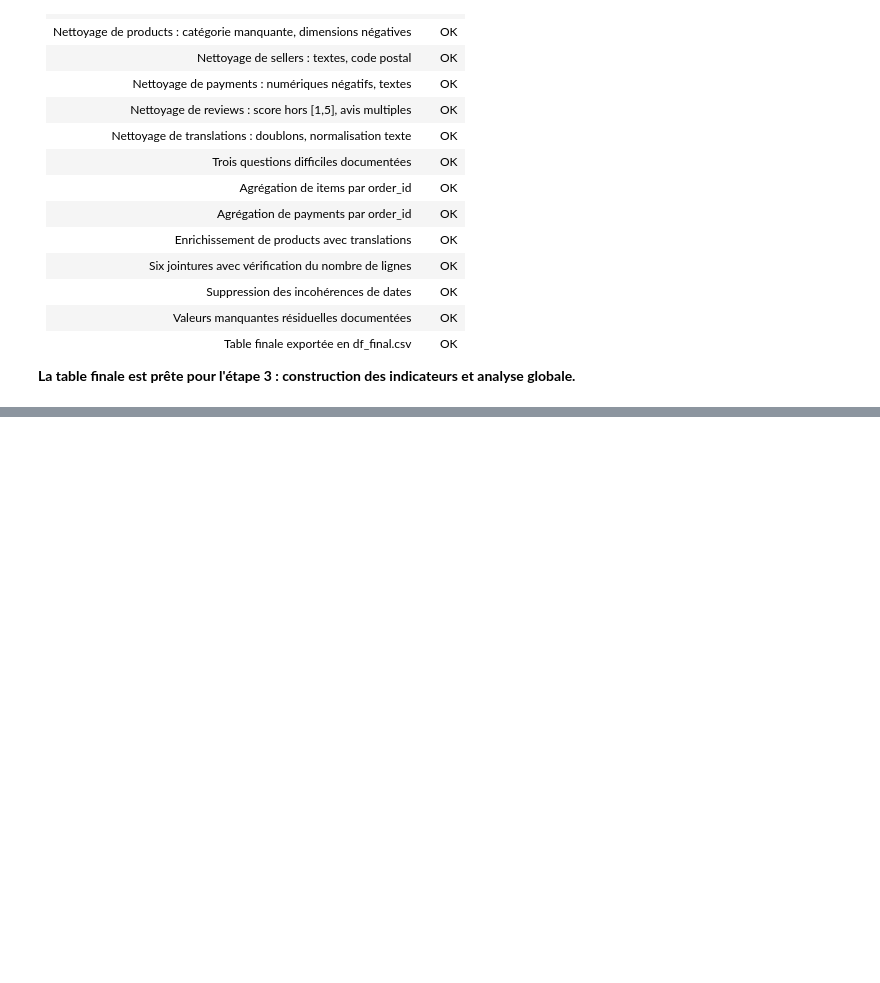
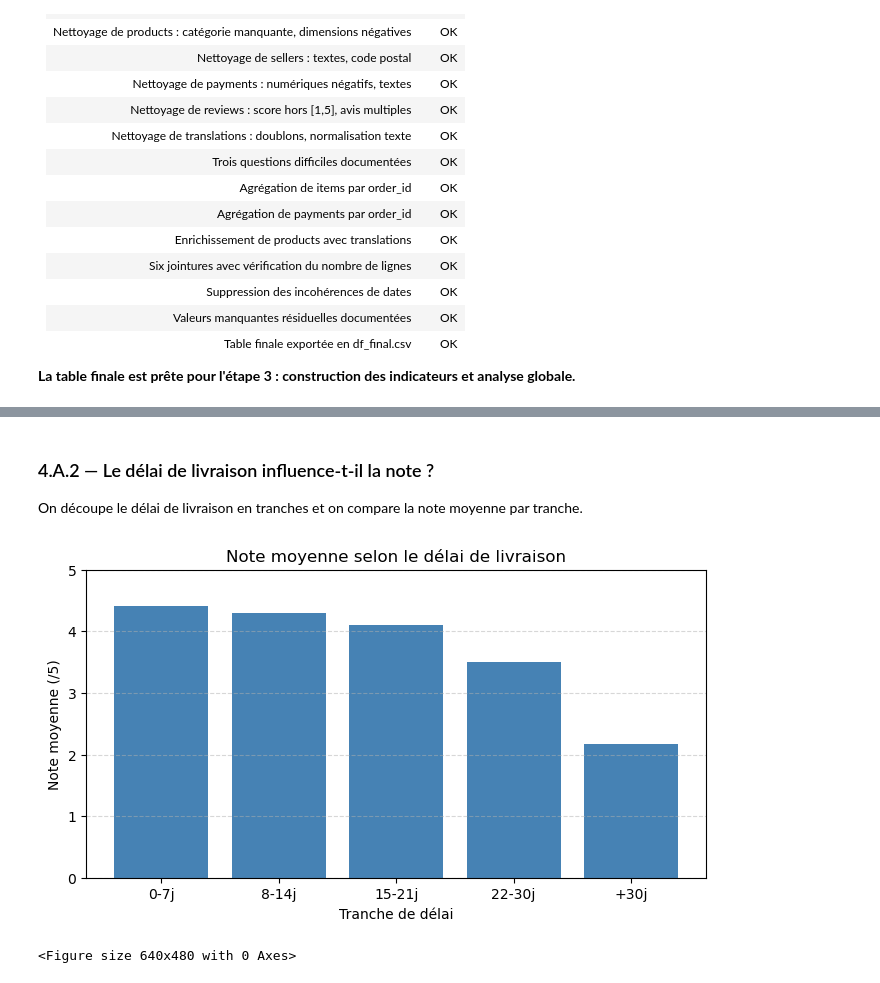
Before and after one commit to Godwin-08/Projet-Traitement-des-donn-es-, a Jupyter notebook: project_notebook.ipynb, the cells around one changed output, grey strips where cells are left out. Cells and saved outputs as stored; diff of their text form; code cells hidden in the pictures; blank space fills up the shorter version.

```diff
--- a/project_notebook.ipynb
+++ b/project_notebook.ipynb
@@ -1375,0 +1798,30 @@ Table finale exportée : df_final.csv
+# %% [markdown]
+### 4.A.2 — Le délai de livraison influence-t-il la note ?
+
+On découpe le délai de livraison en tranches et on compare la note moyenne par tranche.
+# %%
+# 4.A.2 — Délai de livraison vs note moyenne
+df_delai = df.dropna(subset=['delai_livraison', 'review_score']).copy()
+
+df_delai['tranche_delai'] = pd.cut(
+    df_delai['delai_livraison'],
+    bins=[0, 7, 14, 21, 30, 100],
+    labels=['0-7j', '8-14j', '15-21j', '22-30j', '+30j']
+)
+
+note_par_delai = df_delai.groupby('tranche_delai')['review_score'].mean().reset_index()
+
+plt.figure(figsize=(8, 4))
+plt.bar(note_par_delai['tranche_delai'].astype(str),
+        note_par_delai['review_score'],
+        color='steelblue')
+plt.title("Note moyenne selon le délai de livraison")
+plt.xlabel("Tranche de délai")
+plt.ylabel("Note moyenne (/5)")
+plt.ylim(0, 5)
+plt.grid(axis='y', linestyle='--', alpha=0.5)
+plt.show()
+plt.savefig('etape4_delai_livraison_note.png', dpi=150, bbox_inches='tight')
+# %% [output]
+[figure, added]
+<Figure size 640x480 with 0 Axes>
```
Also changed, not shown: parts of 71 cells of this notebook, 13 other files.
